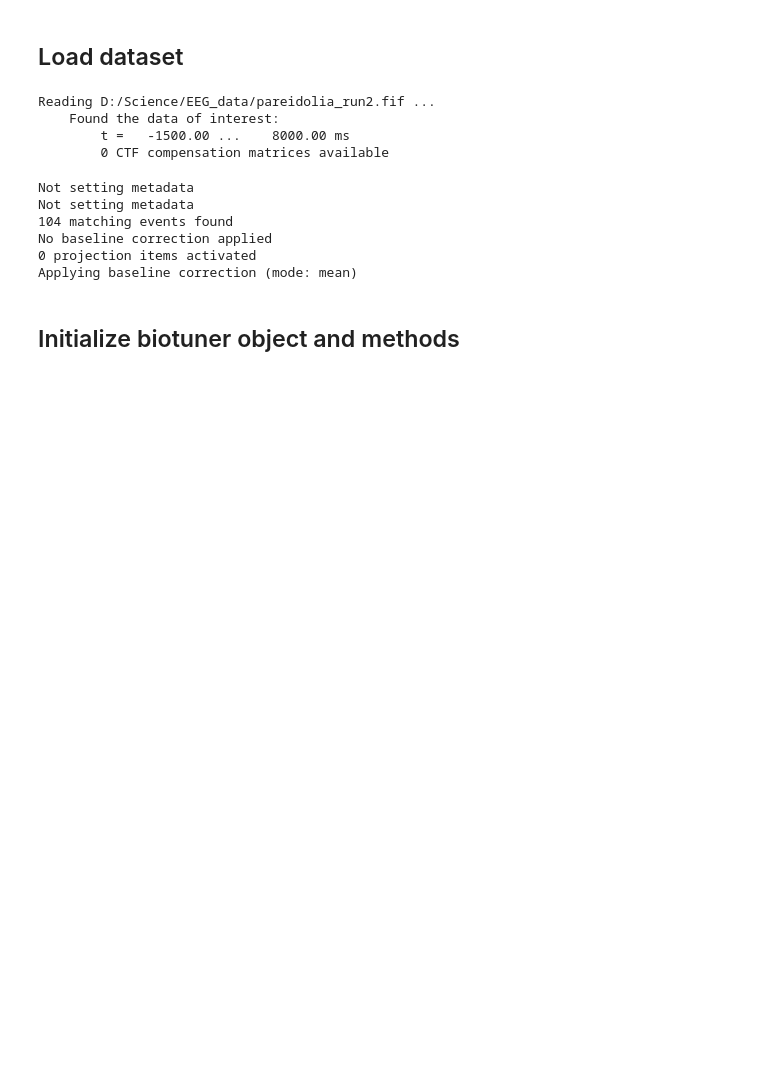
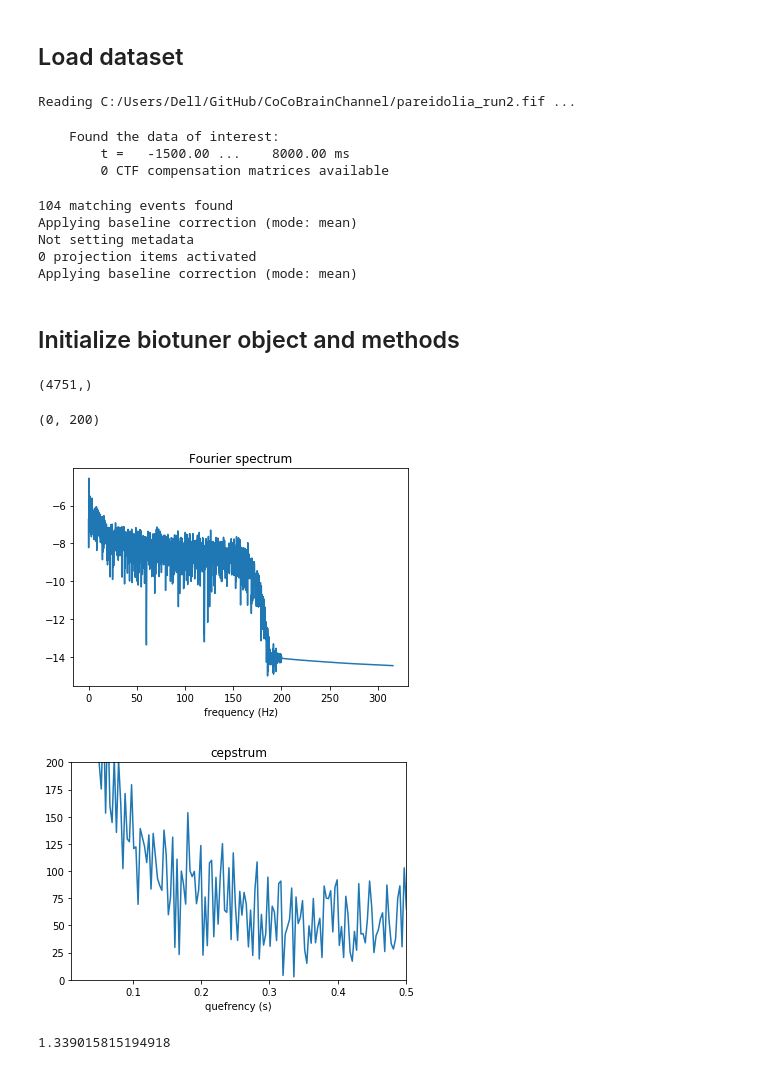
Before and after one commit to AntoineBellemare/biotuner, a Jupyter notebook: biotuner_object.ipynb, the cells around one changed output. Drawn from its saved outputs; the diff is of its cells as text; code cells hidden in the pictures; blank space fills up the shorter version.

```diff
--- a/biotuner_object.ipynb
+++ b/biotuner_object.ipynb
@@ -20,23 +17,22 @@ Hello from the pygame community. https://www.pygame.org/contribute.html
 ## Load dataset
 # %%
 
-path = 'D:/Science/EEG_data/'
-#path = 'C:/Users/Dell/GitHub/CoCoBrainChannel/'
+#path = 'D:/Science/EEG_data/'
+path = 'C:/Users/Dell/GitHub/CoCoBrainChannel/'
 epochs = mne.read_epochs(path+'pareidolia_run2.fif')
 #epochs = mne.read_epochs('C:/Users/Antoine/github/Data_EEG/pareidolia_run1.fif')
 epochs = epochs.apply_baseline((-1.5, -0.1))
 #epochs = epochs.crop(0.5, 7.5)
 epochs_data = epochs.get_data()
 # %% [output]
-Reading D:/Science/EEG_data/pareidolia_run2.fif ...
-    Found the data of interest:
-        t =   -1500.00 ...    8000.00 ms
-        0 CTF compensation matrices available
+Reading C:/Users/Dell/GitHub/CoCoBrainChannel/pareidolia_run2.fif ...
-Not setting metadata
-Not setting metadata
-104 matching events found
-No baseline correction applied
-0 projection items activated
-Applying baseline correction (mode: mean)
+    Found the data of interest:
+        t =   -1500.00 ...    8000.00 ms
+        0 CTF compensation matrices available
+104 matching events found
+Applying baseline correction (mode: mean)
+Not setting metadata
+0 projection items activated
+Applying baseline correction (mode: mean)
 # %% [markdown]
 ## Initialize biotuner object and methods
@@ -399,0 +454,38 @@ class biotuner(object):
+# %%
+X.shape
+# %% [output]
+(4751,)
+# %%
+signal = epochs_data[12][15]
+sample_freq = 1000
+frame_size = 9501
+
+windowed_signal = np.hamming(frame_size) * signal
+dt = 1/sample_freq
+freq_vector = np.fft.rfftfreq(frame_size, d=dt)[0:3000]
+X = np.fft.rfft(windowed_signal)[0:3000]
+log_X = np.log(np.abs(X))
+
+fig, ax = plt.subplots()
+ax.plot(freq_vector, log_X)
+ax.set_xlabel('frequency (Hz)')
+ax.set_title('Fourier spectrum')
+
+cepstrum = np.fft.rfft(log_X)
+df = freq_vector[1] - freq_vector[0]
+quefrency_vector = np.fft.rfftfreq(log_X.size, df)
+
+fig, ax = plt.subplots()
+ax.plot(quefrency_vector, np.abs(cepstrum))
+ax.set_xlabel('quefrency (s)')
+ax.set_title('cepstrum')
+ax.set_xlim(0.01, 0.5)
+ax.set_ylim(0, 200)
+# %% [output]
+(0, 200)
+[figure, added]
+[figure, added]
+# %%
+nth_root(1.5, 18, 25)
+# %% [output]
+1.339015815194918
```
Also changed, not shown: parts of 13 cells of this notebook, 2 other files.
